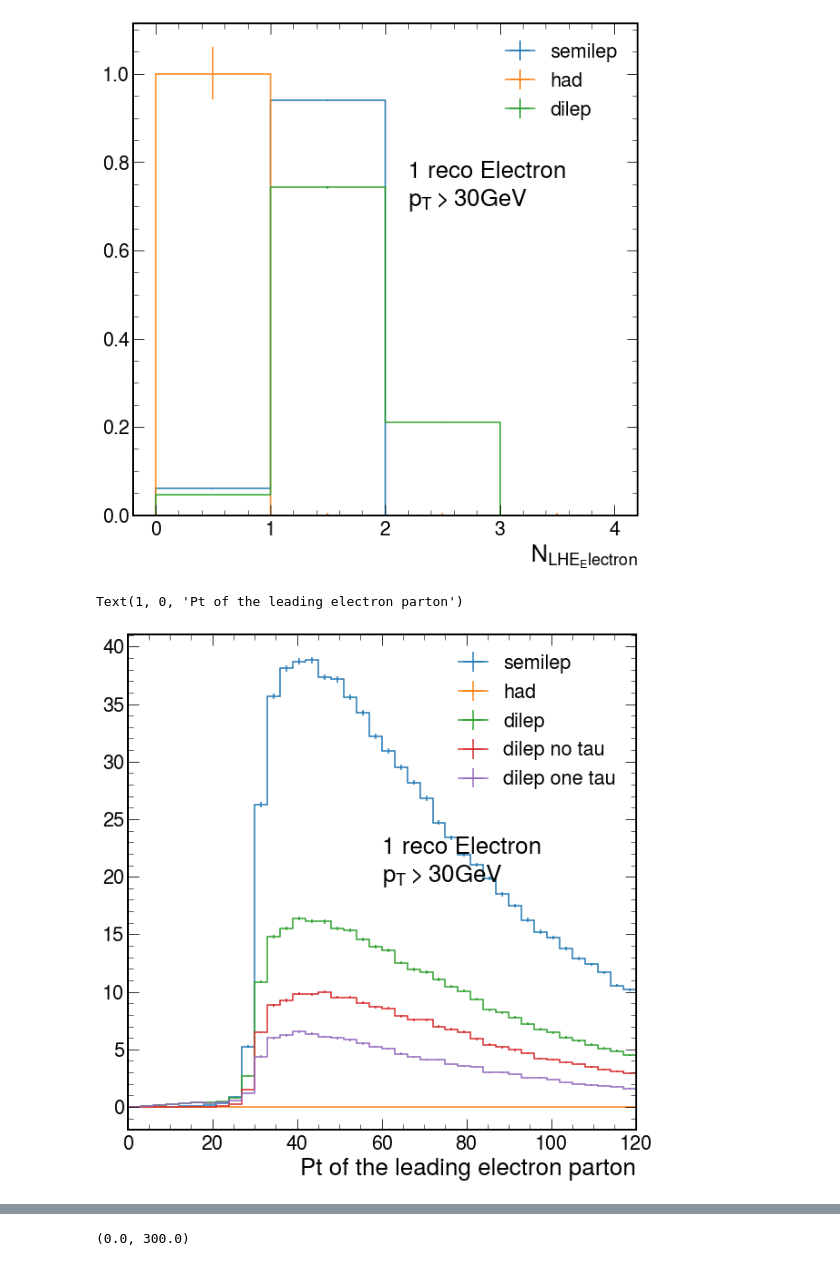
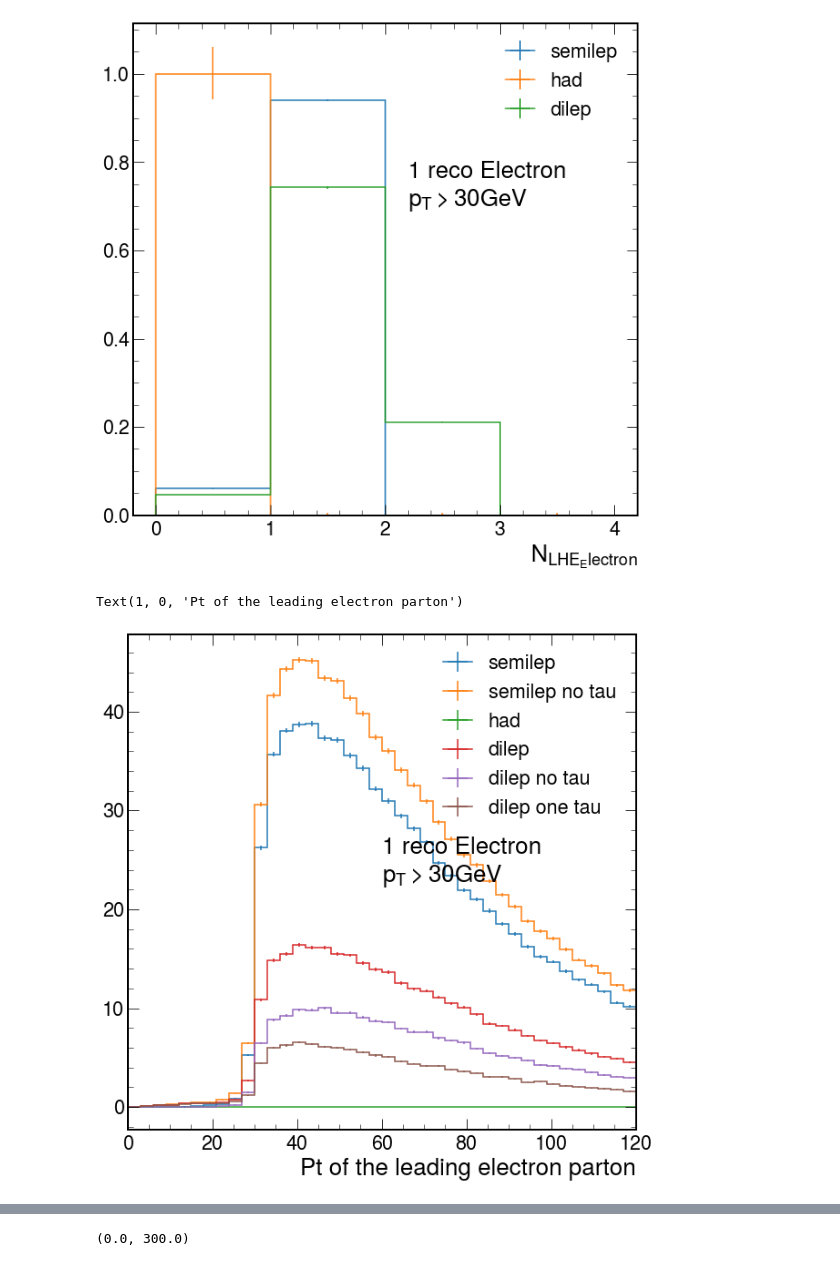
Before and after one commit to valsdav/PocketCoffea, a Jupyter notebook: notebooks/JetTagging/LHESignalStudies.ipynb, the cells around one changed output, grey strips where cells are left out. Cells and saved outputs as stored; diff of their text form; code cells hidden in the pictures.

```diff
--- a/notebooks/JetTagging/LHESignalStudies.ipynb
+++ b/notebooks/JetTagging/LHESignalStudies.ipynb
@@ -14,4 +14,7 @@ from coffea.nanoevents import NanoEventsFactory, NanoAODSchema
 from pprint import pprint
 hep.style.use(hep.style.ROOT)
 
+import matplotlib as mtp
+mtp.rcParams['figure.dpi'] = 72
+
 import hist
@@ -99,16 +93,17 @@ Text(2.2, 0.7, '1 reco Electron \n$p_T>30 GeV$')
 # %%
 h = out["variables"]["LHE_Electron_pt_1"]["ttHTobb"]
 
 hep.histplot(h[{"cat":"1ele_semilep", "year":"2018", "variation":"nominal"}], label="semilep")
+hep.histplot(h[{"cat":"1ele_semilep_notau", "year":"2018", "variation":"nominal"}], label="semilep no tau")
 hep.histplot(h[{"cat":"1ele_had", "year":"2018", "variation":"nominal"}], label="had")
 hep.histplot(h[{"cat":"1ele_dilep", "year":"2018", "variation":"nominal"}], label="dilep")
 hep.histplot(h[{"cat":"1ele_dilep_notau", "year":"2018", "variation":"nominal"}], label="dilep no tau")
 hep.histplot(h[{"cat":"1ele_dilep_onetau", "year":"2018", "variation":"nominal"}], label="dilep one tau")
 plt.legend()
 #plt.yscale("log")
 plt.xlim(0, 120)
 plt.text(0.5, 0.5,"1 reco Electron \n$p_T>30 GeV$", transform=plt.gca().transAxes)
 plt.xlabel("Pt of the leading electron parton")
 # %% [output]
 Text(1, 0, 'Pt of the leading electron parton')
-[figure, old version]
+[figure, new version]
```
Also changed, not shown: parts of 48 cells of this notebook, 5 other files.
